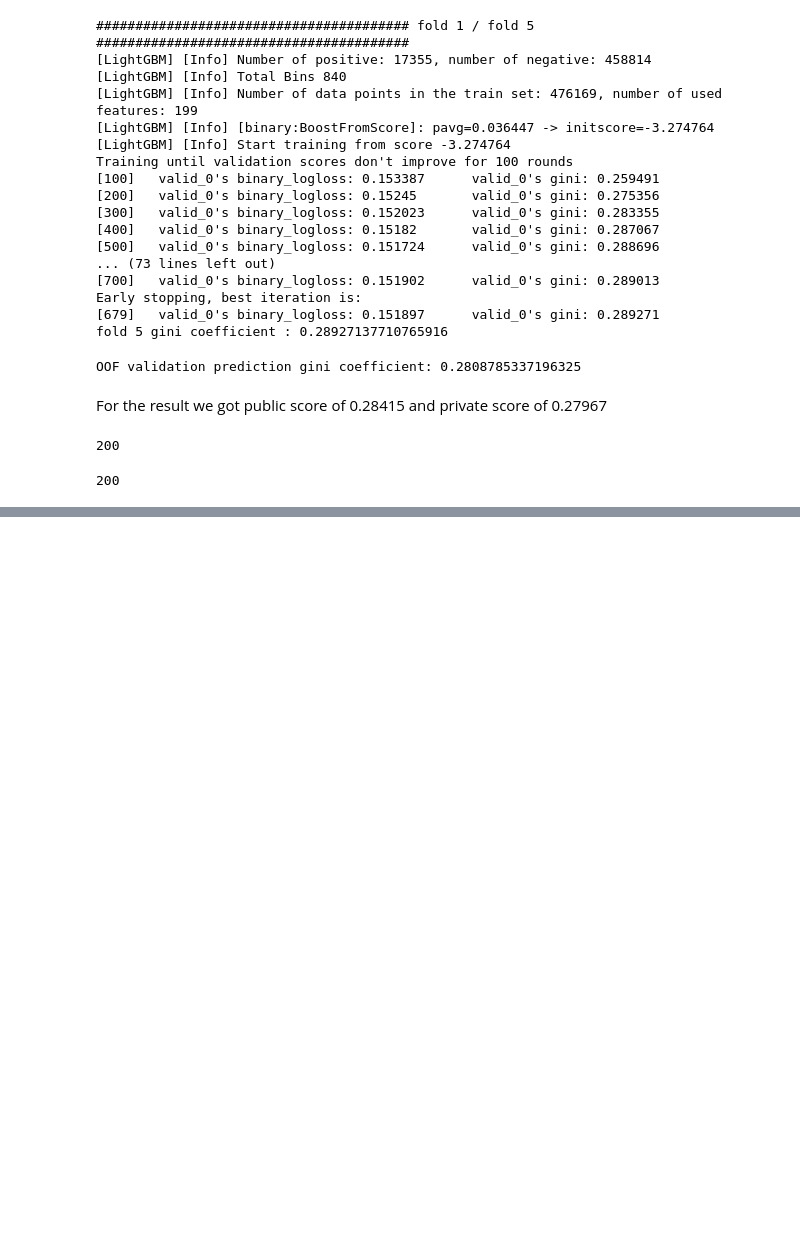
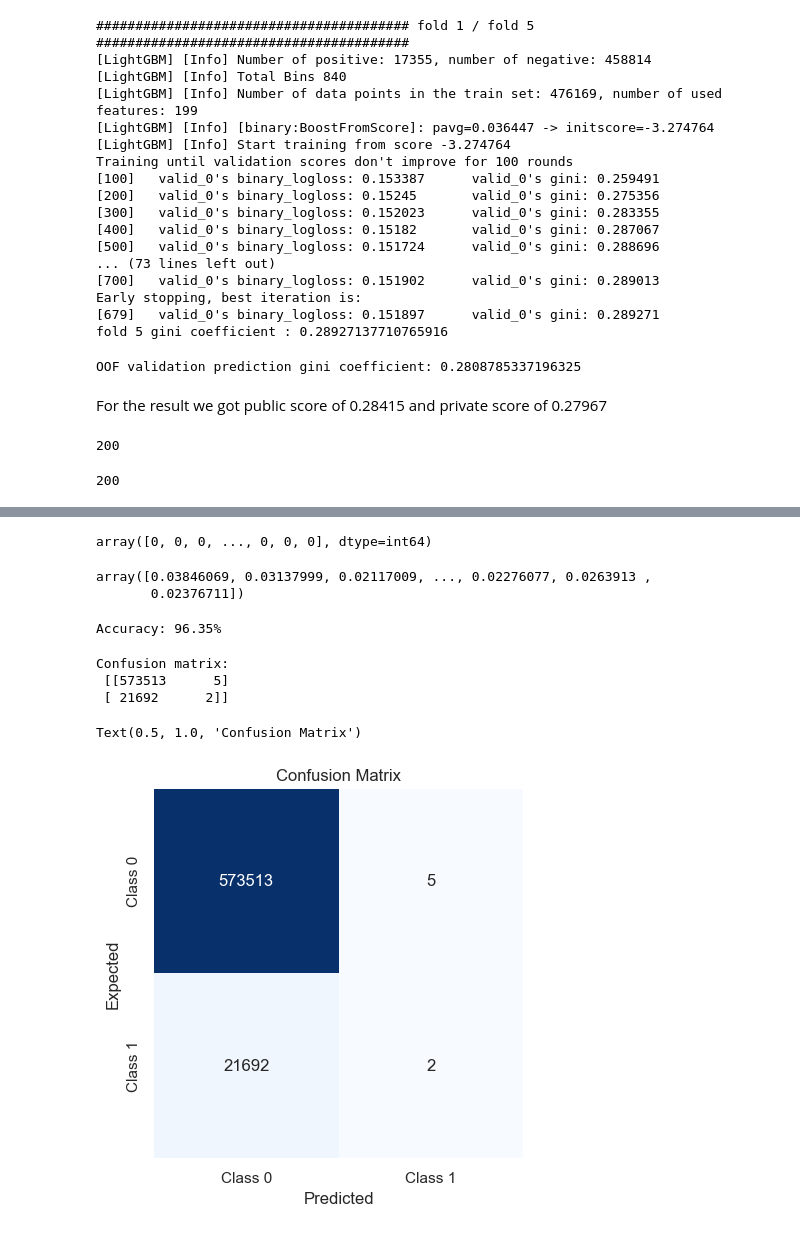
Before and after one commit to yuchrishin/KaggleProjects, a Jupyter notebook: PortoSeguro-Safe-Driver-Prediction/portoseguro_modeling.ipynb, the cells around one changed output, grey strips where cells are left out. Drawn from its saved outputs; the diff is of its cells as text; code cells hidden in the pictures; blank space fills up the shorter version.

```diff
--- a/PortoSeguro-Safe-Driver-Prediction/portoseguro_modeling.ipynb
+++ b/PortoSeguro-Safe-Driver-Prediction/portoseguro_modeling.ipynb
@@ -272,3 +270,47 @@ len(lgbm_features)
 plotImp(lgb_model, lgbm_features, 50, (40, 80))
 # %% [output]
 [figure]
+# %%
+y
+# %% [output]
+array([0, 0, 0, ..., 0, 0, 0], dtype=int64)
+# %%
+oof_val_preds
+# %% [output]
+array([0.03846069, 0.03137999, 0.02117009, ..., 0.02276077, 0.0263913 ,
+       0.02376711])
+# %%
+y_pred = []
+for x in oof_val_preds:
+    if x < 0.5:
+        y_pred.append(0)
+    else:
+        y_pred.append(1)
+# %%
+from sklearn.metrics import accuracy_score
+
+accuracy = accuracy_score(y, y_pred)
+print("Accuracy: %.2f%%" % (accuracy * 100.0))
+# %% [output]
+Accuracy: 96.35%
+# %%
+from sklearn.metrics import confusion_matrix
+from matplotlib import pyplot as plt
+
+conf_mat = confusion_matrix(y, y_pred)
+print('Confusion matrix:\n', conf_mat)
+
+labels = ['Class 0', 'Class 1']
+
+sns.heatmap(conf_mat, square=True, annot=True, cbar=False, cmap='Blues',
+            xticklabels=labels, yticklabels=labels, fmt='g')
+
+plt.xlabel('Predicted')
+plt.ylabel('Expected')
+plt.title("Confusion Matrix")
+# %% [output]
+Confusion matrix:
+ [[573513      5]
+ [ 21692      2]]
+Text(0.5, 1.0, 'Confusion Matrix')
+[figure, added]
```
Also changed, not shown: parts of 3 cells of this notebook, 3 other files.
